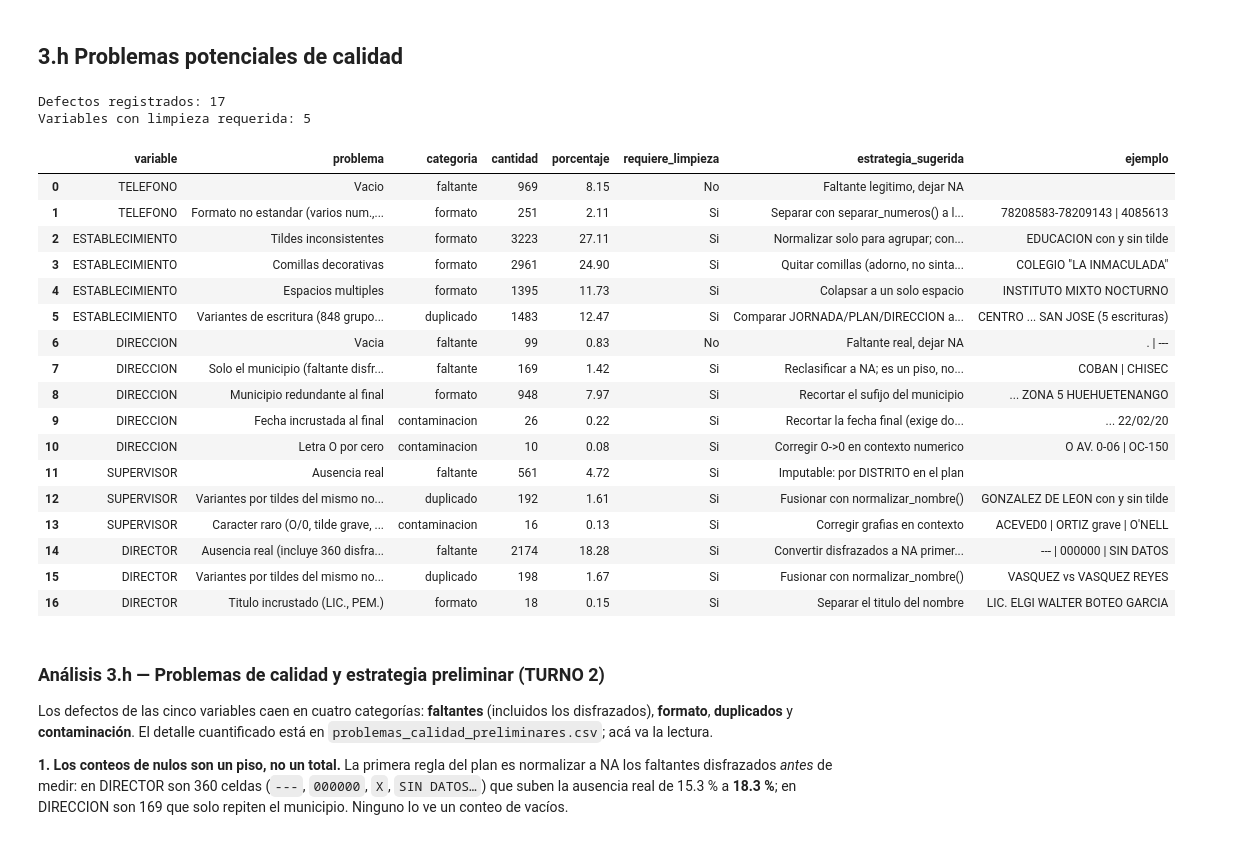
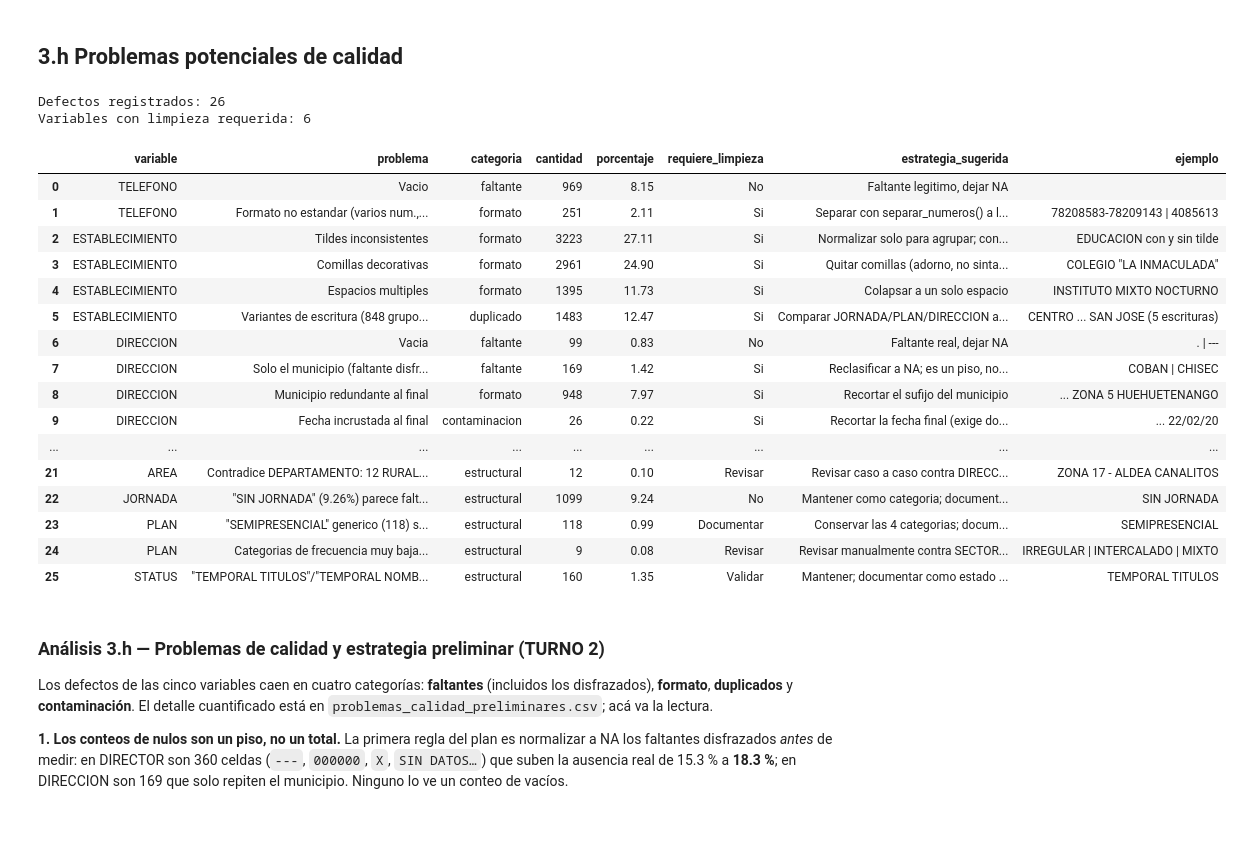
Before and after one commit to Vann06/Proyecto-1-Data-Science, a Jupyter notebook: notebooks/01_ingesta_diagnostico_inicial.ipynb, the cells around one changed output. Cells and saved outputs as stored; diff of their text form; code cells hidden in the pictures.

```diff
--- a/notebooks/01_ingesta_diagnostico_inicial.ipynb
+++ b/notebooks/01_ingesta_diagnostico_inicial.ipynb
@@ -759,52 +771,74 @@ defectos += [
 
 # ---------------------------------------------------------------------
 # TURNO 3 - NADISSA - NIVEL, SECTOR, AREA, STATUS, MODALIDAD, JORNADA, PLAN
-# Descomenta y completa con tu diagnostico. Ejemplo del formato:
-# defectos += [
-#     ("AREA", "Descripcion del defecto", "formato", 3, "Si",
-#      "Regla sugerida en una linea", "SIN ESPECIFICAR"),
-# ]
+# ---------------------------------------------------------------------
+defectos += [
+    ("NIVEL", "Columna constante (100% DIVERSIFICADO)", "estructural", 11867, "No",
+     "Conservar y documentar: viene del filtro de descarga, no aporta variabilidad", "DIVERSIFICADO"),
+
+    ("SECTOR", "Sin problemas de formato (4 categorias limpias)", "estructural", 0, "No",
+     "Convertir a tipo categorico (factor) con dominio fijo", "PRIVADO | OFICIAL | COOPERATIVA | MUNICIPAL"),
+
+    ("MODALIDAD", "Sin problemas de formato (2 categorias limpias)", "estructural", 0, "No",
+     "Convertir a tipo categorico binario", "MONOLINGUE | BILINGUE"),
+
+    ("AREA", "\"SIN ESPECIFICAR\" es faltante disfrazado de categoria", "faltante", 3, "Si",
+     "Reclasificar a NA", "SIN ESPECIFICAR"),
+    ("AREA", "Contradice DEPARTAMENTO: 12 RURAL en Ciudad Capital (9/12 con respaldo en DIRECCION en zonas 17/18/25; 3/12 sin respaldo en zonas 1/2/7)", "estructural", 12, "Revisar",
+     "Revisar caso a caso contra DIRECCION; NO corregir automaticamente", "ZONA 17 - ALDEA CANALITOS"),
+
+    ("JORNADA", "\"SIN JORNADA\" (9.26%) parece faltante pero 96% cruza con PLAN semipresencial/a distancia: es valor real", "estructural", 1099, "No",
+     "Mantener como categoria; documentar el motivo en el codebook", "SIN JORNADA"),
+
+    ("PLAN", "\"SEMIPRESENCIAL\" generico (118) sin el detalle de sus 3 subcategorias especificas", "estructural", 118, "Documentar",
+     "Conservar las 4 categorias; documentar la jerarquia en el codebook", "SEMIPRESENCIAL"),
+    ("PLAN", "Categorias de frecuencia muy baja (posible typo o caso real raro)", "estructural", 9, "Revisar",
+     "Revisar manualmente contra SECTOR/JORNADA antes de fusionar", "IRREGULAR | INTERCALADO | MIXTO"),
+
+    ("STATUS", "\"TEMPORAL TITULOS\"/\"TEMPORAL NOMBRAMIENTO\" sin catalogo oficial disponible para validar", "estructural", 160, "Validar",
+     "Mantener; documentar como estado administrativo distinto de CERRADA", "TEMPORAL TITULOS"),
+]
+
 # ---------------------------------------------------------------------
 
 problemas = pd.DataFrame(defectos, columns=[
     "variable", "problema", "categoria", "cantidad",
     "requiere_limpieza", "estrategia_sugerida", "ejemplo",
 ])
 problemas["porcentaje"] = (problemas["cantidad"] / N * 100).round(2)
 problemas = problemas[[
     "variable", "problema", "categoria", "cantidad", "porcentaje",
     "requiere_limpieza", "estrategia_sugerida", "ejemplo",
 ]]
 
 problemas.to_csv(
     REPORT_DIR / "problemas_calidad_preliminares.csv",
     index=False, encoding="utf-8-sig",
 )
 print("Defectos registrados:", len(problemas))
 print("Variables con limpieza requerida:",
       problemas.loc[problemas["requiere_limpieza"].eq("Si"), "variable"].nunique())
 display(problemas)
 # %% [output]
-Defectos registrados: 17
-Variables con limpieza requerida: 5
+Defectos registrados: 26
+Variables con limpieza requerida: 6
 |  | variable | problema | categoria | cantidad | porcentaje | requiere_limpieza | estrategia_sugerida | ejemplo |
 | 0 | TELEFONO | Vacio | faltante | 969 | 8.15 | No | Faltante legitimo, dejar NA |  |
 | 1 | TELEFONO | Formato no estandar (varios num.,... | formato | 251 | 2.11 | Si | Separar con separar_numeros() a l... | 78208583-78209143 | 4085613 |
 | 2 | ESTABLECIMIENTO | Tildes inconsistentes | formato | 3223 | 27.11 | Si | Normalizar solo para agrupar; con... | EDUCACION con y sin tilde |
 | 3 | ESTABLECIMIENTO | Comillas decorativas | formato | 2961 | 24.90 | Si | Quitar comillas (adorno, no sinta... | COLEGIO "LA INMACULADA" |
 | 4 | ESTABLECIMIENTO | Espacios multiples | formato | 1395 | 11.73 | Si | Colapsar a un solo espacio | INSTITUTO MIXTO NOCTURNO |
 | 5 | ESTABLECIMIENTO | Variantes de escritura (848 grupo... | duplicado | 1483 | 12.47 | Si | Comparar JORNADA/PLAN/DIRECCION a... | CENTRO ... SAN JOSE (5 escrituras) |
 | 6 | DIRECCION | Vacia | faltante | 99 | 0.83 | No | Faltante real, dejar NA | . | --- |
 | 7 | DIRECCION | Solo el municipio (faltante disfr... | faltante | 169 | 1.42 | Si | Reclasificar a NA; es un piso, no... | COBAN | CHISEC |
 | 8 | DIRECCION | Municipio redundante al final | formato | 948 | 7.97 | Si | Recortar el sufijo del municipio | ... ZONA 5 HUEHUETENANGO |
 | 9 | DIRECCION | Fecha incrustada al final | contaminacion | 26 | 0.22 | Si | Recortar la fecha final (exige do... | ... 22/02/20 |
-| 10 | DIRECCION | Letra O por cero | contaminacion | 10 | 0.08 | Si | Corregir O->0 en contexto numerico | O AV. 0-06 | OC-150 |
-| 11 | SUPERVISOR | Ausencia real | faltante | 561 | 4.72 | Si | Imputable: por DISTRITO en el plan |  |
-| 12 | SUPERVISOR | Variantes por tildes del mismo no... | duplicado | 192 | 1.61 | Si | Fusionar con normalizar_nombre() | GONZALEZ DE LEON con y sin tilde |
-| 13 | SUPERVISOR | Caracter raro (O/0, tilde grave, ... | contaminacion | 16 | 0.13 | Si | Corregir grafias en contexto | ACEVED0 | ORTIZ grave | O'NELL |
-| 14 | DIRECTOR | Ausencia real (incluye 360 disfra... | faltante | 2174 | 18.28 | Si | Convertir disfrazados a NA primer... | --- | 000000 | SIN DATOS |
-| 15 | DIRECTOR | Variantes por tildes del mismo no... | duplicado | 198 | 1.67 | Si | Fusionar con normalizar_nombre() | VASQUEZ vs VASQUEZ REYES |
-| 16 | DIRECTOR | Titulo incrustado (LIC., PEM.) | formato | 18 | 0.15 | Si | Separar el titulo del nombre | LIC. ELGI WALTER BOTEO GARCIA |
+| ... | ... | ... | ... | ... | ... | ... | ... | ... |
+| 21 | AREA | Contradice DEPARTAMENTO: 12 RURAL... | estructural | 12 | 0.10 | Revisar | Revisar caso a caso contra DIRECC... | ZONA 17 - ALDEA CANALITOS |
+| 22 | JORNADA | "SIN JORNADA" (9.26%) parece falt... | estructural | 1099 | 9.24 | No | Mantener como categoria; document... | SIN JORNADA |
+| 23 | PLAN | "SEMIPRESENCIAL" generico (118) s... | estructural | 118 | 0.99 | Documentar | Conservar las 4 categorias; docum... | SEMIPRESENCIAL |
+| 24 | PLAN | Categorias de frecuencia muy baja... | estructural | 9 | 0.08 | Revisar | Revisar manualmente contra SECTOR... | IRREGULAR | INTERCALADO | MIXTO |
+| 25 | STATUS | "TEMPORAL TITULOS"/"TEMPORAL NOMB... | estructural | 160 | 1.35 | Validar | Mantener; documentar como estado ... | TEMPORAL TITULOS |
 # %% [markdown]
 ### Análisis 3.h — Problemas de calidad y estrategia preliminar (TURNO 2)
 
```
Also changed, not shown: parts of 2 cells of this notebook, 3 other files.
